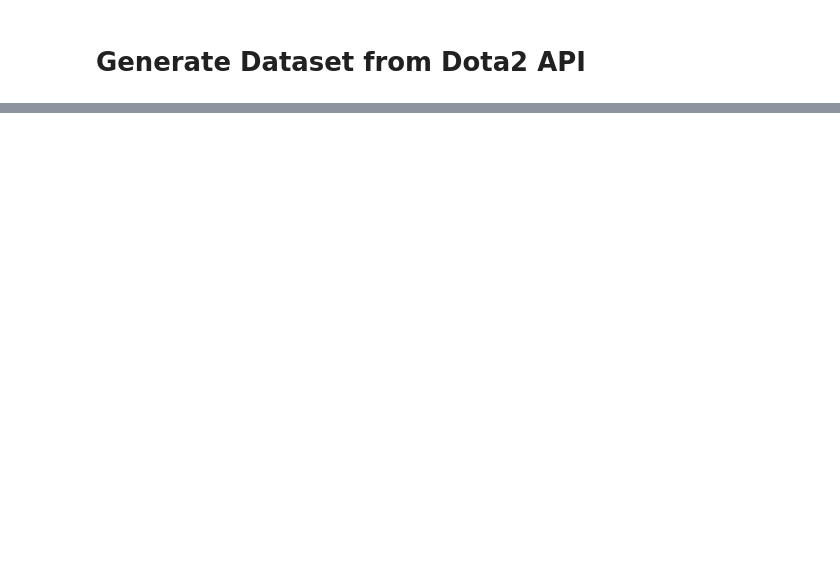
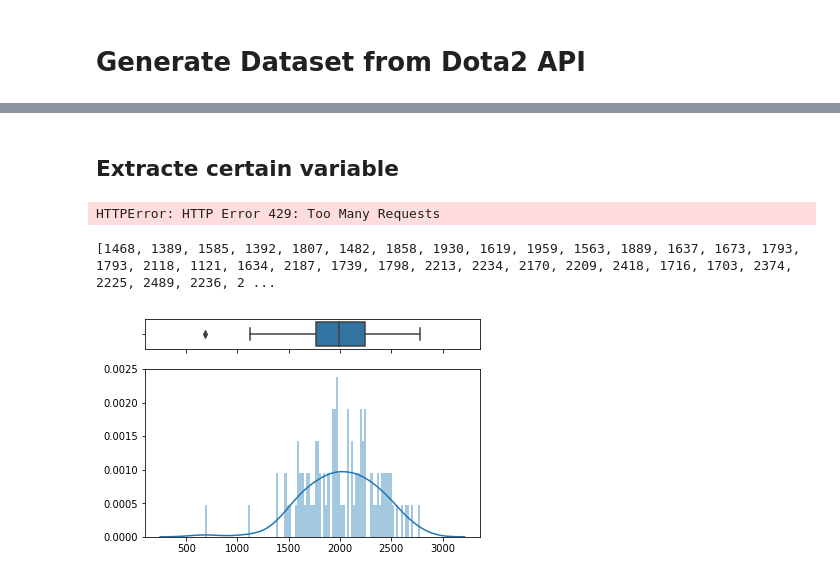
Before and after one commit to Sapphirine/Classification-of-Dota-2-Players-, a Jupyter notebook: gen_dataset.ipynb, the cells around one changed output, grey strips where cells are left out. Cells and saved outputs as stored; diff of their text form; code cells hidden in the pictures; blank space fills up the shorter version.

```diff
--- a/gen_dataset.ipynb
+++ b/gen_dataset.ipynb
@@ -11,0 +56,51 @@ print match_detail
+# %% [markdown]
+## Extracte certain variable
+# %%
+def player_avg_1(matches, field):
+    field_avg = 0.0
+    num = len(matches)
+    for i in matches:
+        i_json = json.loads(i)
+        field_avg += i_json[field]/float(num)
+    return field_avg
+
+def dat_dist_1(matches, field):
+    match_fields = []
+    f = open('match_' + field + '.csv', 'w')
+    for i in json.loads(matches[0]):
+        f.write(str(i[field]) + '\n')
+        match_fields.append(i[field])
+    f.close()
+    return match_fields
+# %%
+import time
+num_match = 1000
+match_array = []
+f = open("match_dat.txt", 'a')
+for i in range(num_match):
+    data = urllib2.urlopen("https://api.opendota.com/api/publicMatches").read()
+    f.write(data + '\n')
+    time.sleep(0.2)
+    match_array.append(data)
+f.close()
+# %% [output]
+HTTPError: HTTP Error 429: Too Many Requests
+# %%
+sumail_avg_duration = player_avg_1(sumail_dat, 'duration')
+duration_dist = dat_dist_1(match_array, 'duration')
+print(duration_dist)
+# %% [output]
+[1468, 1389, 1585, 1392, 1807, 1482, 1858, 1930, 1619, 1959, 1563, 1889, 1637, 1673, 1793, 1793, 2118, 1121, 1634, 2187, 1739, 1798, 2213, 2234, 2170, 2209, 2418, 1716, 1703, 2374, 2225, 2489, 2236, 2 ...
+# %%
+import seaborn as sns
+import matplotlib.pyplot as plt
+import pandas as pd
+#test = pd.read_csv("test.csv")
+#print test
+f, (ax_box, ax_hist) = plt.subplots(2, sharex=True, gridspec_kw={"height_ratios": (.15, .85)})
+sns.boxplot(duration_dist, ax=ax_box)
+sns.distplot(duration_dist, ax=ax_hist, hist=True, kde=True, rug=False, bins = 100)
+ax_box.set(xlabel='')
+plt.show()
+# %% [output]
+[figure, added]
```
Also changed, not shown: parts of 8 cells of this notebook.
